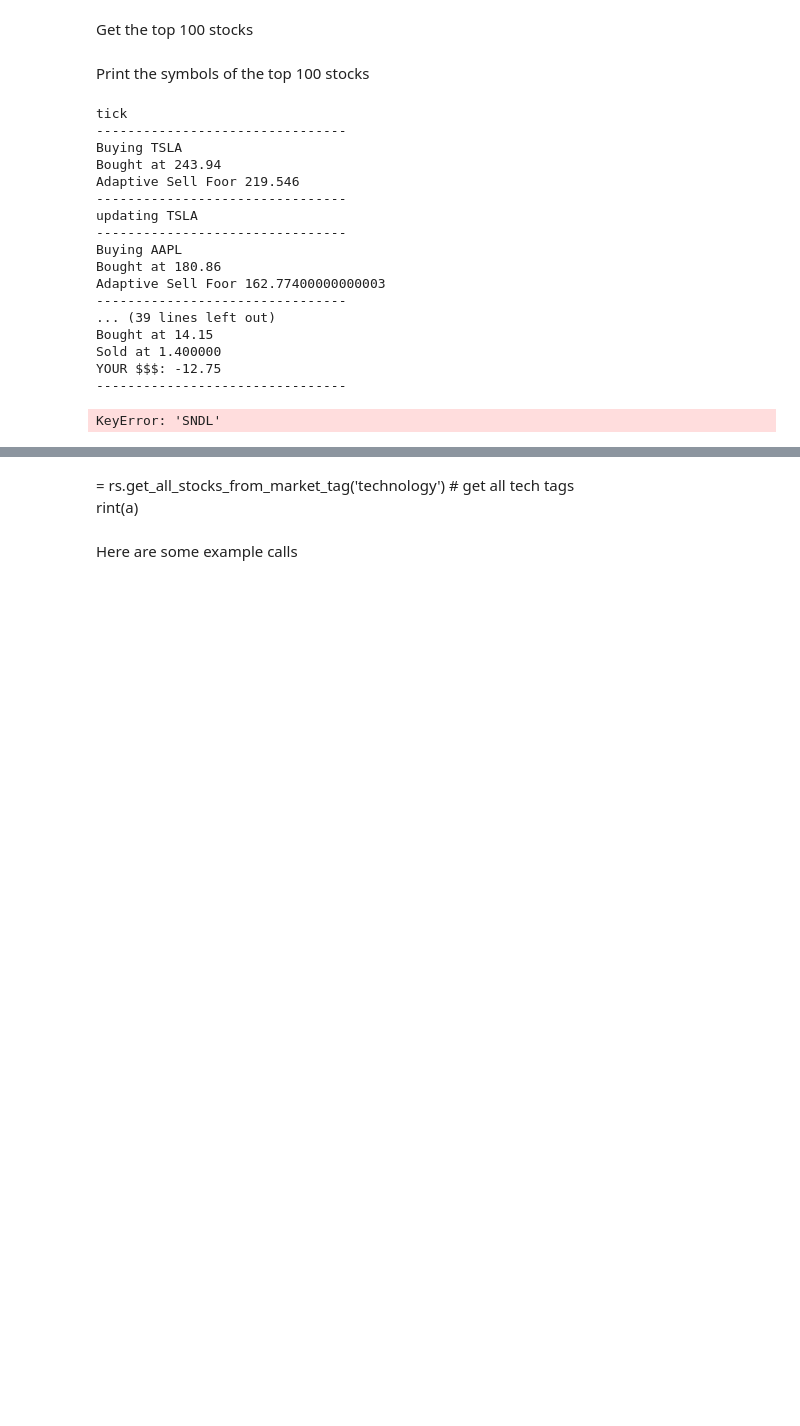
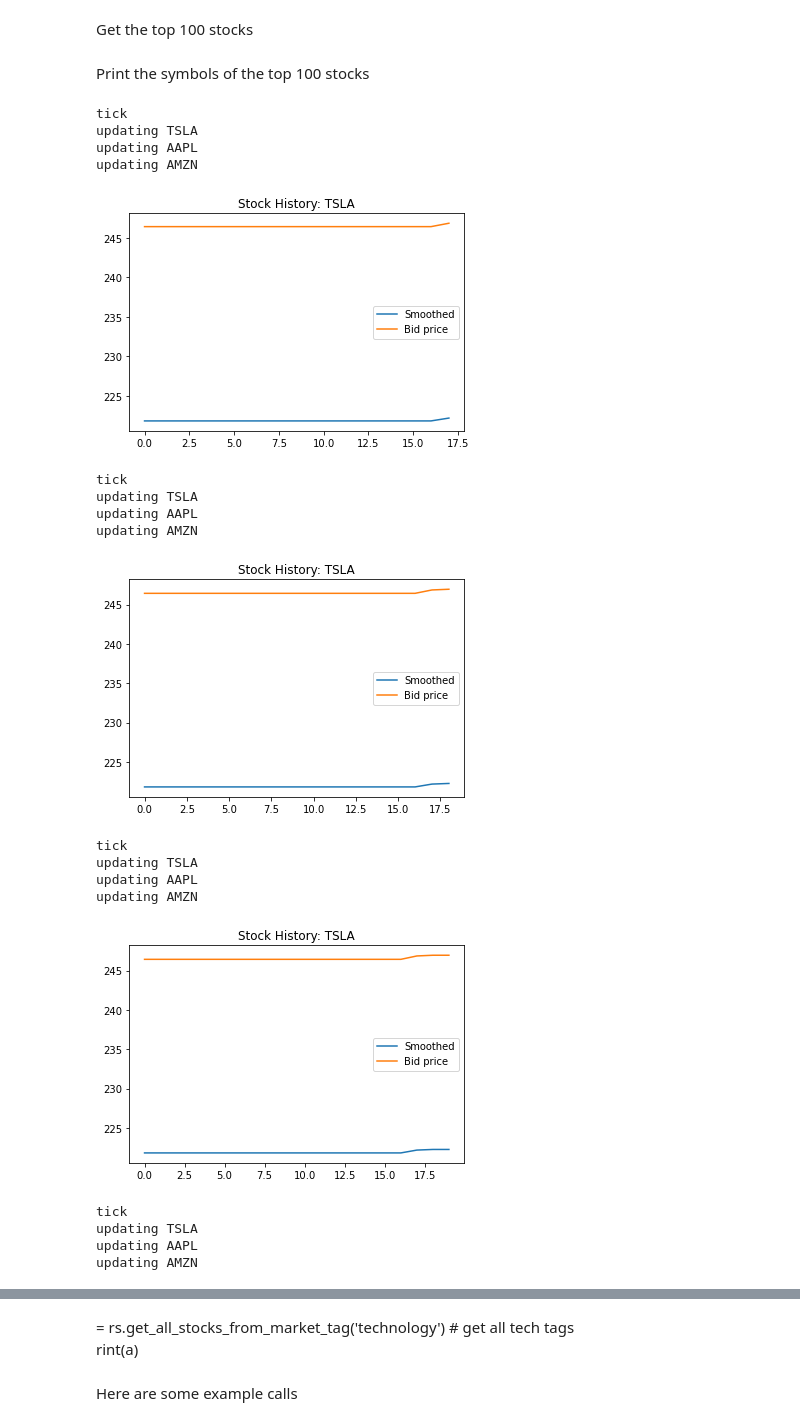
Before and after one commit to Dixon211/AutoATM, a Jupyter notebook: algos.ipynb, the cells around one changed output, grey strips where cells are left out. Cells and saved outputs as stored; diff of their text form; code cells hidden in the pictures; blank space fills up the shorter version.

```diff
--- a/algos.ipynb
+++ b/algos.ipynb
@@ -40,13 +39,17 @@ class Stock:
 
 
     def delete(self):
-        del dixonStocks[self.symbol]
+        del stockPortfolio[self.symbol]
 
     def runFilter(self, adaptionInertia=0.8):
         # LPF / moving average for Buy Floor
         # only apply on upswing
-        if self.bid_price_float > self.adaptiveSellFloor:
-            self.adaptiveSellFloor = adaptionInertia*self.adaptiveSellFloor + self.bid_price_float * (1-adaptionInertia)
+        #if self.bid_price_float > self.adaptiveSellFloor:
+        #    self.adaptiveSellFloor = adaptionInertia*self.adaptiveSellFloor + self.bid_price_float * (1-adaptionInertia)
+
+        # simplefloor
+        self.adaptiveSellFloor = max(self.adaptiveSellFloor, self.bid_price_float*0.9)
+
         self.historySmoothed += [self.adaptiveSellFloor]
 
 
@@ -128,2 +129,4 @@ dixonStocks = {}
+# %%
+stockPortfolio = {}
 # %%
 import requests
@@ -155,15 +135,15 @@ def BuyLowSellHigh(stockListOfDicts):
 
     for stockDict in stockListOfDicts:
         stockSymbol = stockDict["symbol"]
-        heldStockSymbols = dixonStocks.keys()
+        heldStockSymbols = stockPortfolio.keys()
 
-        # if we dont have the stock, buy it and add to dixonstocks
+        # if we dont have the stock, buy it and add to stockPortfolio
         # stock will buy itself upon creation
         if stockSymbol not in heldStockSymbols:
-            dixonStocks[stockSymbol] = Stock(stockDict)
+            stockPortfolio[stockSymbol] = Stock(stockDict)
         # otherwise, run the update command, which may sell itself
         else:
-            dixonStocks[stockSymbol].update(stockDict)
+            stockPortfolio[stockSymbol].update(stockDict)
 # %% [markdown]
 mport robin_stocks.robinhood as rh<br>
 mport robin_stocks.gemini as gem<br>
@@ -196,36 +173,38 @@ top100listOfDicts = rs.get_top_100()
 # %%
 import time
-#print(dixonStocks)
+import json
+#print(stockPortfolio)
 while True:
     print("tick")
     # get top stocks
-    top_stocks = rs.get_top_100()
+    top100listOfDicts = rs.get_top_100()
 
-    BuyLowSellHigh(top100listOfDicts)
+    BuyLowSellHigh(top100listOfDicts[:3])
 
-    # get the 0th index in dixonStocks
-    for k, stock in dixonStocks.items():
+    # get the 0th index in stockPortfolio
+    for k, stock in stockPortfolio.items():
         stock.graph()
         break
 
     # every 5 seconds
     time.sleep(2)
 # %% [output]
 tick
---------------------------------
-Buying TSLA
-Bought at 243.94
-Adaptive Sell Foor 219.546
---------------------------------
 updating TSLA
---------------------------------
-Buying AAPL
-Bought at 180.86
-Adaptive Sell Foor 162.77400000000003
---------------------------------
-... (39 lines left out)
-Bought at 14.15
-Sold at 1.400000
-YOUR $$$: -12.75
---------------------------------
+updating AAPL
+updating AMZN
+[figure, added]
-KeyError: 'SNDL'
+tick
+updating TSLA
+updating AAPL
+updating AMZN
+[figure, added]
+tick
+updating TSLA
+updating AAPL
+updating AMZN
+[figure, added]
+tick
+updating TSLA
+updating AAPL
+updating AMZN
```
Also changed, not shown: parts of 7 cells of this notebook, 2 other files.
